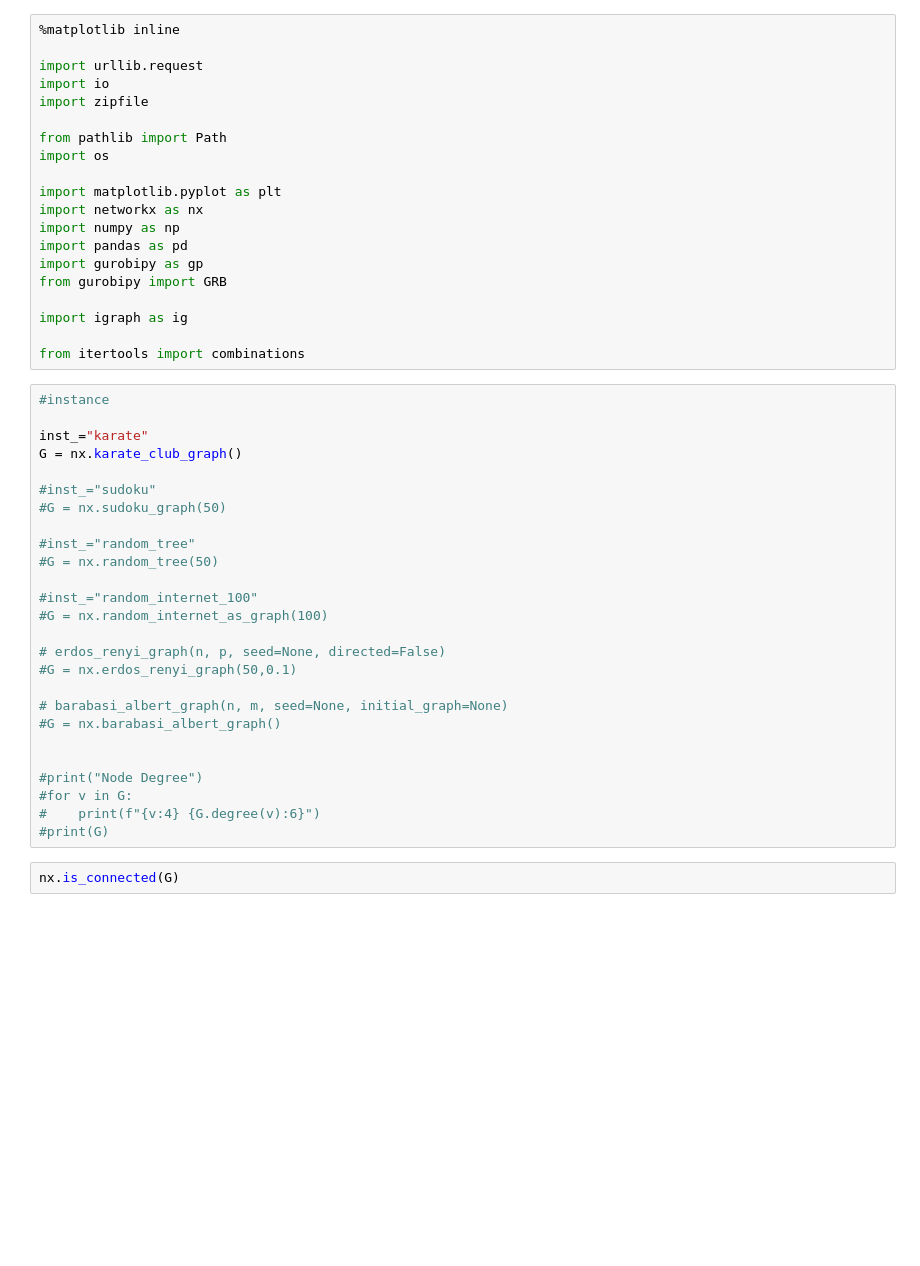
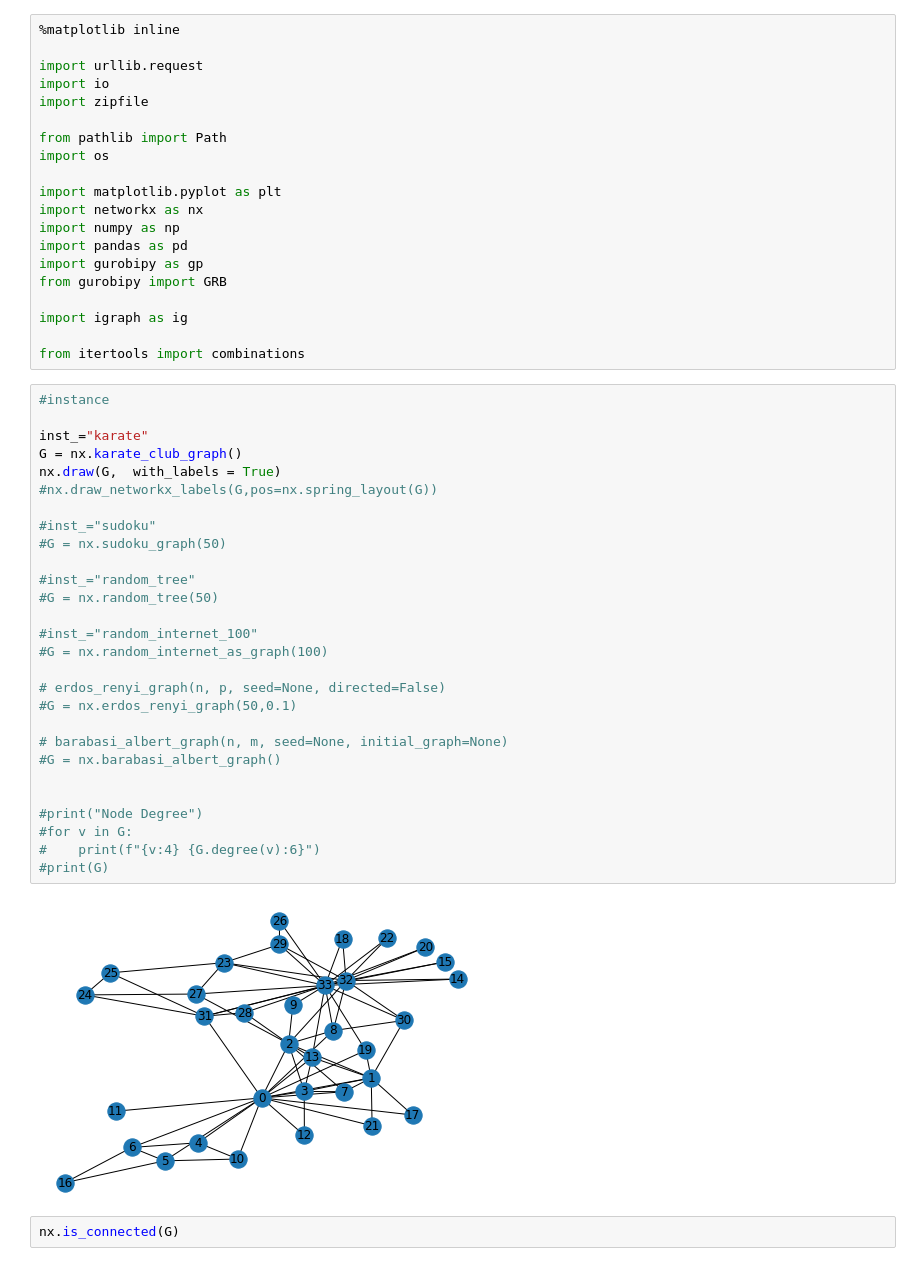
Before and after one commit to jesusossian/tukey, a Jupyter notebook: notebook/tukey_form1.ipynb, the cells around one changed output. Cells and saved outputs as stored; diff of their text form; blank space fills up the shorter version.

```diff
--- a/notebook/tukey_form1.ipynb
+++ b/notebook/tukey_form1.ipynb
@@ -21,29 +21,33 @@ from itertools import combinations
 # %%
 #instance
 
 inst_="karate"
 G = nx.karate_club_graph()
+nx.draw(G,  with_labels = True)
+#nx.draw_networkx_labels(G,pos=nx.spring_layout(G))
 
 #inst_="sudoku"
 #G = nx.sudoku_graph(50)
 
 #inst_="random_tree"
 #G = nx.random_tree(50)
 
 #inst_="random_internet_100"
 #G = nx.random_internet_as_graph(100)
 
 # erdos_renyi_graph(n, p, seed=None, directed=False)
 #G = nx.erdos_renyi_graph(50,0.1)
 
 # barabasi_albert_graph(n, m, seed=None, initial_graph=None)
 #G = nx.barabasi_albert_graph()
 
 
 #print("Node Degree")
 #for v in G:
 #    print(f"{v:4} {G.degree(v):6}")
 #print(G)
+# %% [output]
+[figure, added]
 # %%
 nx.is_connected(G)
 # %% [output]
```
Also changed, not shown: parts of 2 cells of this notebook, 3 other files.
